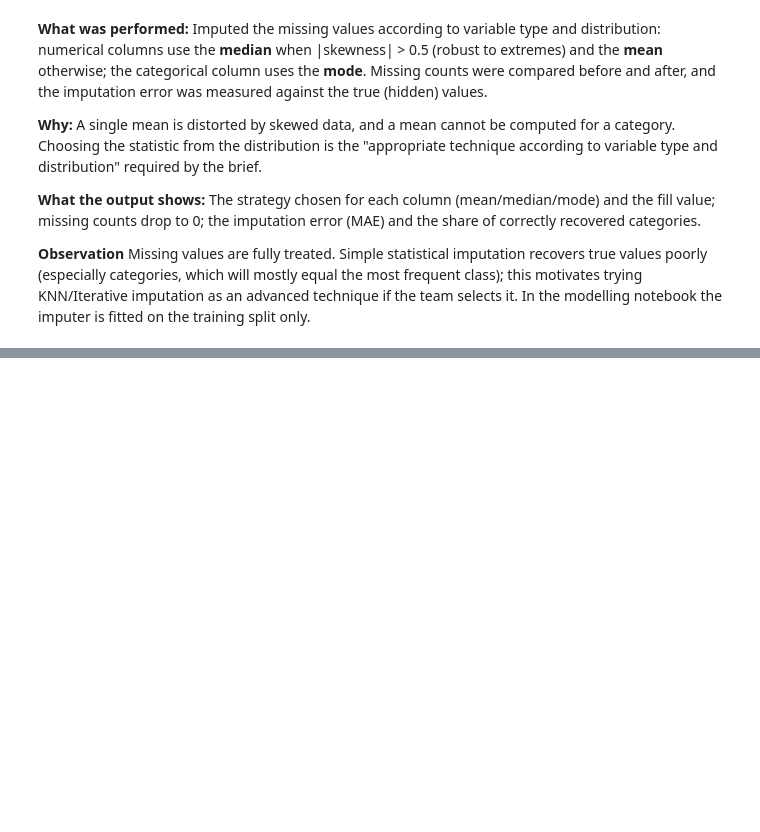
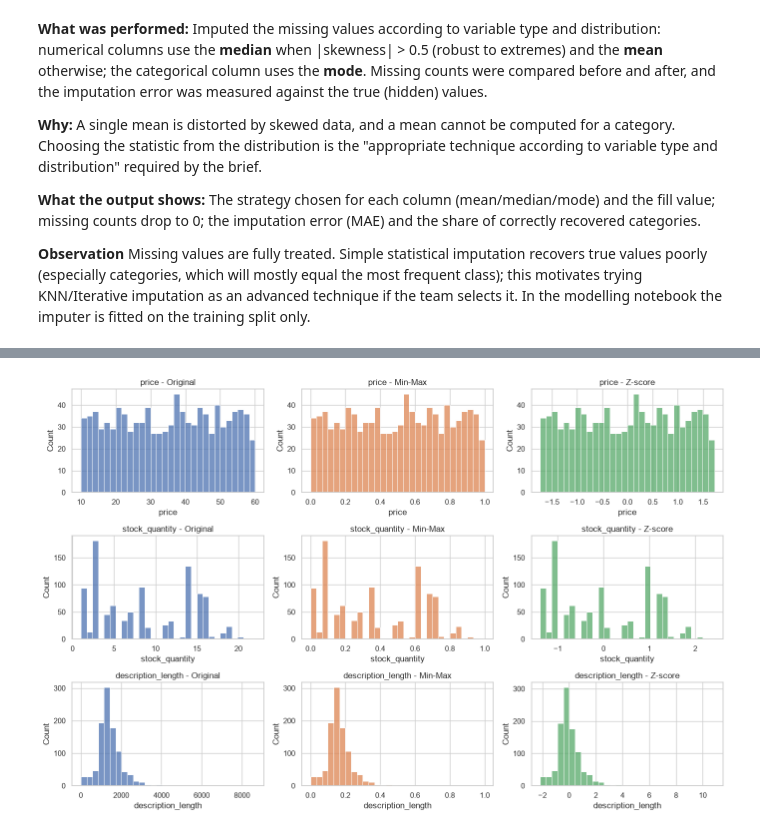
Before and after one commit to l250022/Ecommerce-Product-Analysis-ML, a Jupyter notebook: Data_collection_cleaning.ipynb, the cells around one changed output, grey strips where cells are left out. Cells and saved outputs as stored; diff of their text form; code cells hidden in the pictures; blank space fills up the shorter version.

```diff
--- a/Data_collection_cleaning.ipynb
+++ b/Data_collection_cleaning.ipynb
@@ -601,0 +667,24 @@ category: share of imputed cells equal to the true category = 18.0%
+# %%
+scale_cols = ["price", "stock_quantity", "description_length"]
+X = df_imputed[scale_cols].astype(float)
+
+minmax = MinMaxScaler()
+standard = StandardScaler()
+X_minmax = pd.DataFrame(minmax.fit_transform(X), columns=scale_cols, index=X.index)
+X_standard = pd.DataFrame(standard.fit_transform(X), columns=scale_cols, index=X.index)
+
+summary = pd.concat({
+    "Original": X.describe().T[["mean", "std", "min", "max"]],
+    "Min-Max": X_minmax.describe().T[["mean", "std", "min", "max"]],
+    "Z-score": X_standard.describe().T[["mean", "std", "min", "max"]],
+}, axis=1).round(3)
+display(summary)
+
+fig, axes = plt.subplots(len(scale_cols), 3, figsize=(14, 3 * len(scale_cols)))
+for i, col in enumerate(scale_cols):
+    for j, (data, name) in enumerate([(X, "Original"), (X_minmax, "Min-Max"), (X_standard, "Z-score")]):
+        sns.histplot(data[col], bins=30, ax=axes[i, j], color=sns.color_palette()[j])
+        axes[i, j].set_title(f"{col} - {name}")
+plt.tight_layout()
+plt.show()
+# %% [output]
@@ -601,0 +696 @@ category: share of imputed cells equal to the true category = 18.0%
+[figure, added]
```
Also changed, not shown: parts of 7 cells of this notebook.
